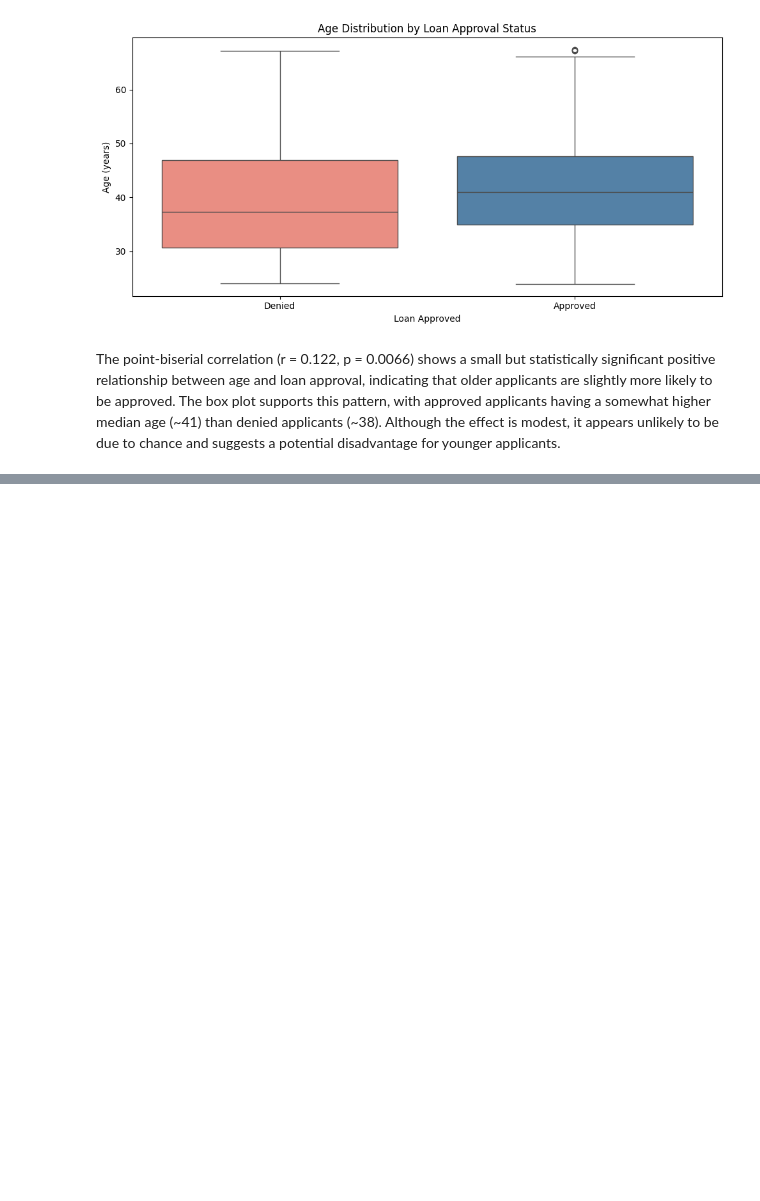
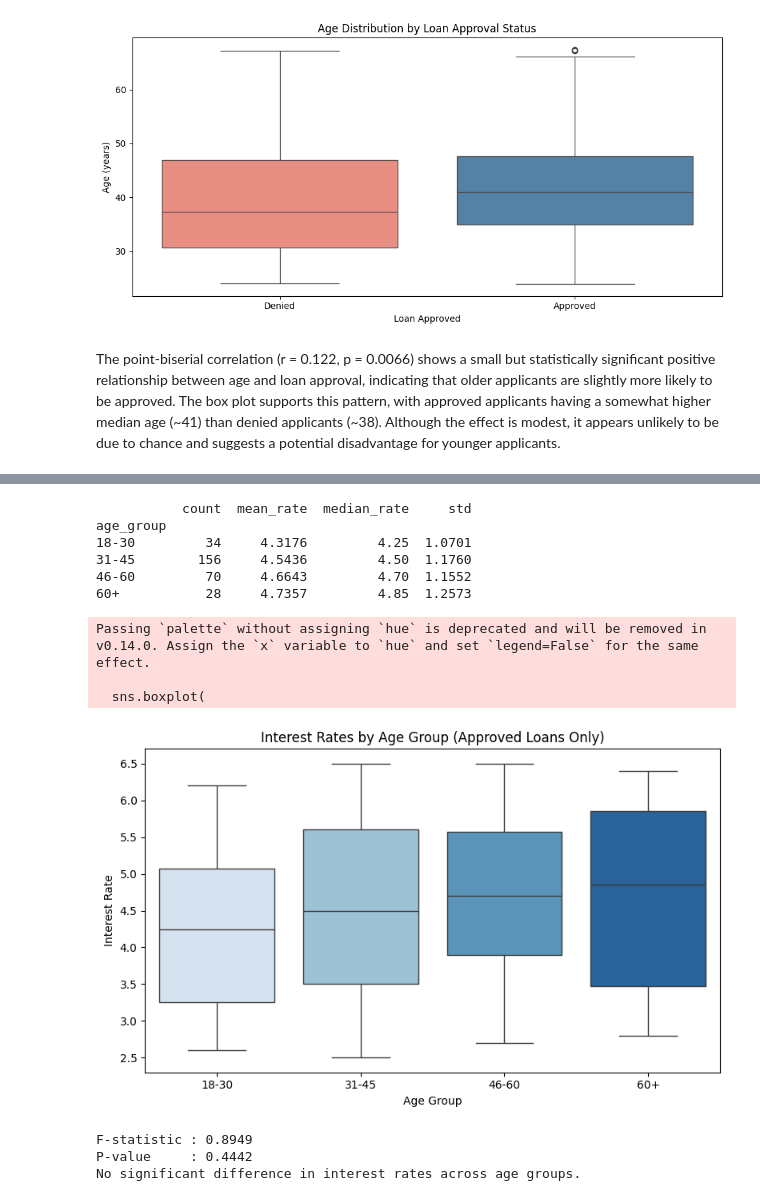
Before and after one commit to afonsojoao2001/dego-project-team12, a Jupyter notebook: notebooks/02-bias-analysis.ipynb, the cells around one changed output, grey strips where cells are left out. Saved outputs shown, nothing was run; the diff lists cells and outputs as text; code cells hidden in the pictures; blank space fills up the shorter version.

```diff
--- a/notebooks/02-bias-analysis.ipynb
+++ b/notebooks/02-bias-analysis.ipynb
@@ -378,0 +410,56 @@ Significant association detected (p < 0.05).
+# %%
+# Filter to approved loans only
+df_approved = df_bias[df_bias["decision_loan_approved"] == 1]
+
+# Summary table: interest rates by age group
+interest_summary = df_approved.groupby("age_group")["decision_interest_rate"].agg(
+    count="count",
+    mean_rate="mean",
+    median_rate="median",
+    std="std"
+).round(4)
+print(interest_summary)
+# %% [output]
+           count  mean_rate  median_rate     std
+age_group
+18-30         34     4.3176         4.25  1.0701
+31-45        156     4.5436         4.50  1.1760
+46-60         70     4.6643         4.70  1.1552
+60+           28     4.7357         4.85  1.2573
+# %%
+# Visualization: Box plot of interest rates by age group
+plt.figure(figsize=(8, 5))
+sns.boxplot(
+    data=df_approved,
+    x="age_group",
+    y="decision_interest_rate",
+    palette="Blues"
+)
+plt.title("Interest Rates by Age Group (Approved Loans Only)")
+plt.xlabel("Age Group")
+plt.ylabel("Interest Rate")
+plt.tight_layout()
+plt.show()
+# %% [output]
+Passing `palette` without assigning `hue` is deprecated and will be removed in v0.14.0. Assign the `x` variable to `hue` and set `legend=False` for the same effect.
+
+  sns.boxplot(
+[figure, added]
+# %%
+# One-way ANOVA
+from scipy.stats import f_oneway
+
+groups = [
+    df_approved[df_approved["age_group"] == g]["decision_interest_rate"].dropna()
+    for g in df_approved["age_group"].cat.categories
+]
+
+f_stat, p_value = f_oneway(*groups)
+print(f"\nF-statistic : {f_stat:.4f}")
+print(f"P-value     : {p_value:.4f}")
+print("Significant difference detected (p < 0.05)." if p_value < 0.05
+      else "No significant difference in interest rates across age groups.")
+# %% [output]
+F-statistic : 0.8949
+P-value     : 0.4442
+No significant difference in interest rates across age groups.
```
Also changed, not shown: parts of 34 cells of this notebook.
